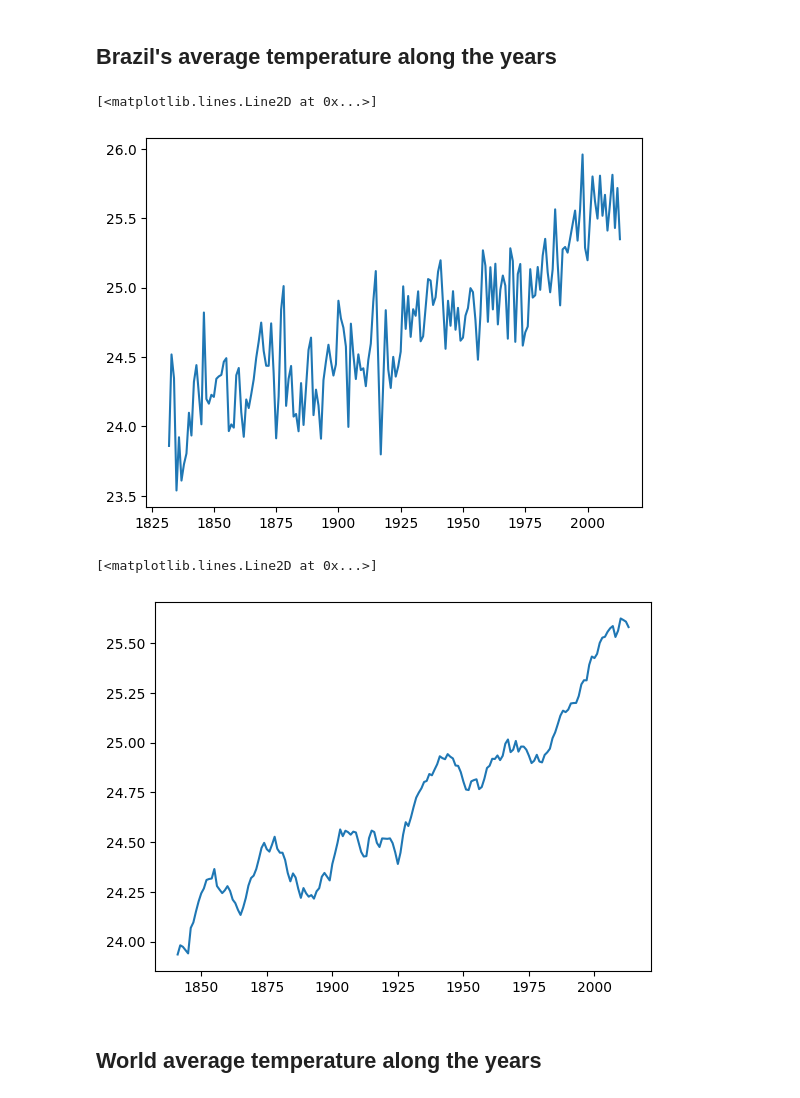
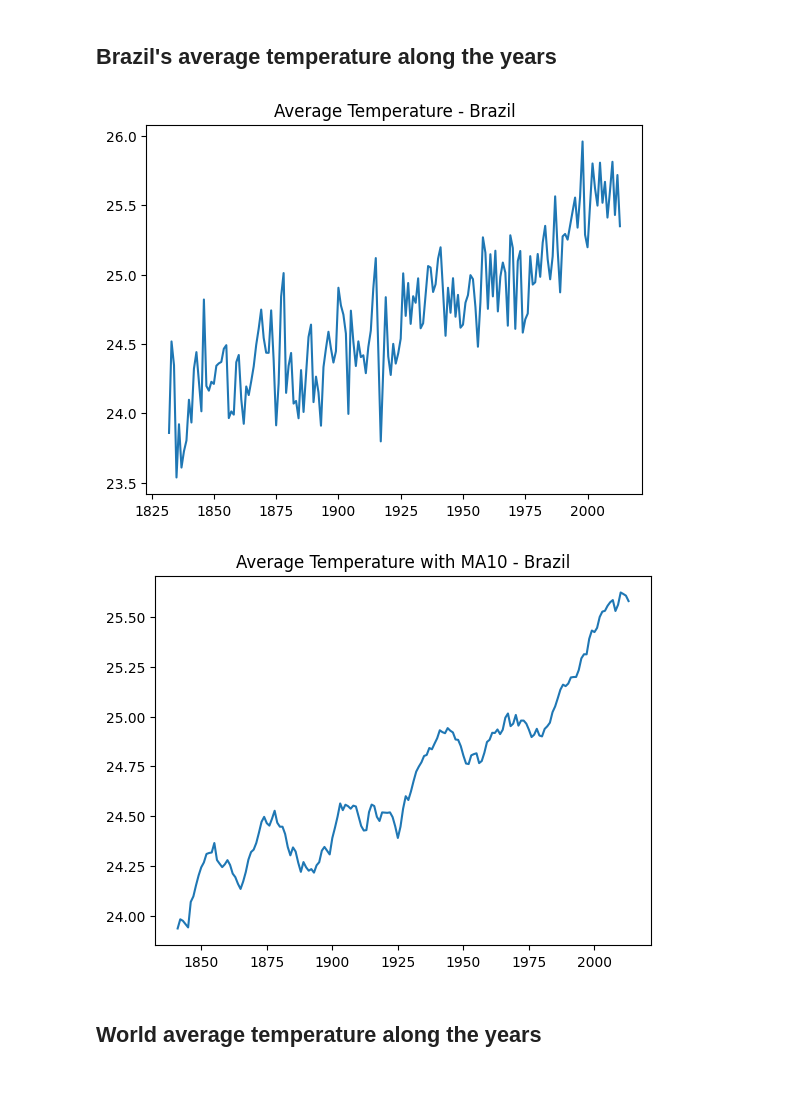
Before and after one commit to MtsGou/time-series-temperature-model, a Jupyter notebook: moving_average_temp_24-03-24.ipynb, the cells around one changed output. Cells and saved outputs as stored; diff of their text form; code cells hidden in the pictures.

```diff
--- a/moving_average_temp_24-03-24.ipynb
+++ b/moving_average_temp_24-03-24.ipynb
@@ -51,9 +51,10 @@ df_brazil = df[df['Country'] == 'Brazil'].groupby('dt')['AverageTemperature']\
 df_brazil = pd.DataFrame(df_brazil)
 # %%
 plt.plot(df_brazil.index, df_brazil.AverageTemperature)
+plt.title('Average Temperature - Brazil')
+plt.show()
 # %% [output]
-[<matplotlib.lines.Line2D at 0x...>]
-[figure, old version]
+[figure, new version]
 # %%
 moving_avg_br = df_brazil.copy()
 # %%
@@ -61,9 +62,10 @@ moving_avg_br = df_brazil.copy()
 moving_avg_br['MA_temp'] = moving_avg_br['AverageTemperature'].rolling(10).mean()
 # %%
 plt.plot(moving_avg_br.index, moving_avg_br.MA_temp)
+plt.title('Average Temperature with MA10 - Brazil')
+plt.show()
 # %% [output]
-[<matplotlib.lines.Line2D at 0x...>]
-[figure, old version]
+[figure, new version]
 # %% [markdown]
 ## World average temperature along the years
 # %%
```
Also changed, not shown: parts of 2 cells of this notebook, 15 other files.
